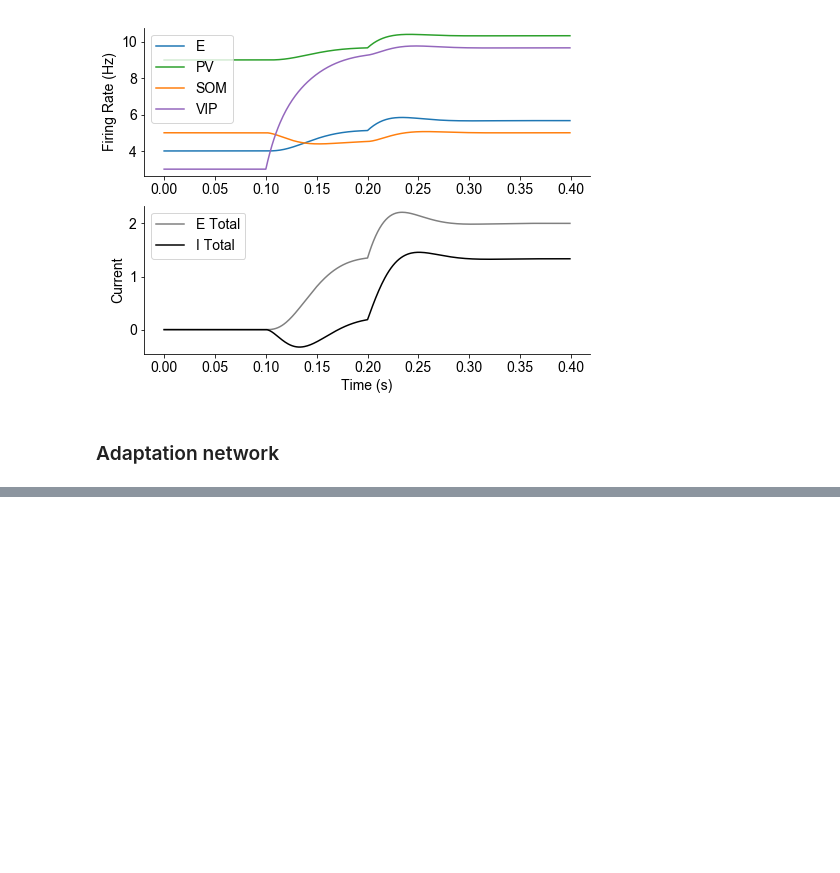
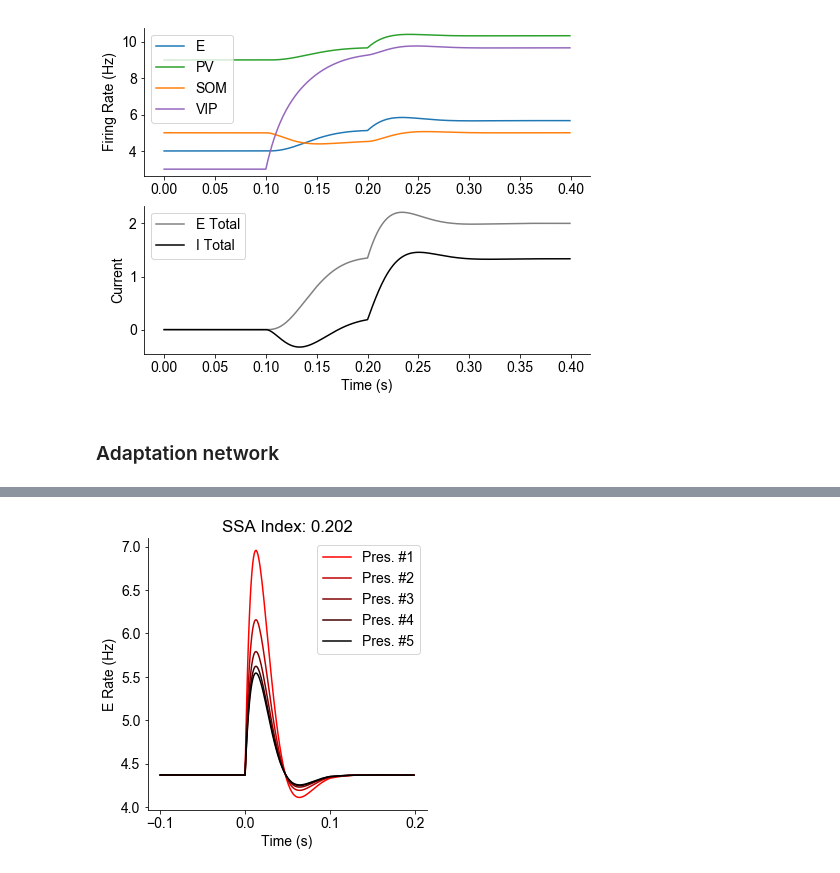
Before and after one commit to rdgao/1E3I, a Jupyter notebook: notebooks/rate_model.ipynb, the cells around one changed output, grey strips where cells are left out. Drawn from its saved outputs; the diff is of its cells as text; code cells hidden in the pictures; blank space fills up the shorter version.

```diff
--- a/notebooks/rate_model.ipynb
+++ b/notebooks/rate_model.ipynb
@@ -153,0 +207,10 @@ Text(0.5,1,'Adaptation Variables')
+# %%
+r2b = np.vstack((np.linspace(1,0,n_pulses), np.zeros((2,n_pulses)))).T # color
+plt.figure(figsize=(5,5))
+t_trial, r_trial = stim_trig(r, stim_times, dt)
+[plt.plot(t_trial, r_trial[i,:,0].T+r0[0], color=r2b[i], label='Pres. #%i'%(i+1)) for i in range(len(stim_times))]
+plt.xlabel('Time (s)'); plt.ylabel('E Rate (Hz)')
+plt.legend(); plt.title('SSA Index: %.3f'%(SSA(r0[:,None]+r_trial[:4,:,0])))
+sns.despine()
+# %% [output]
+[figure, added]
```
Also changed, not shown: parts of 6 cells of this notebook.
